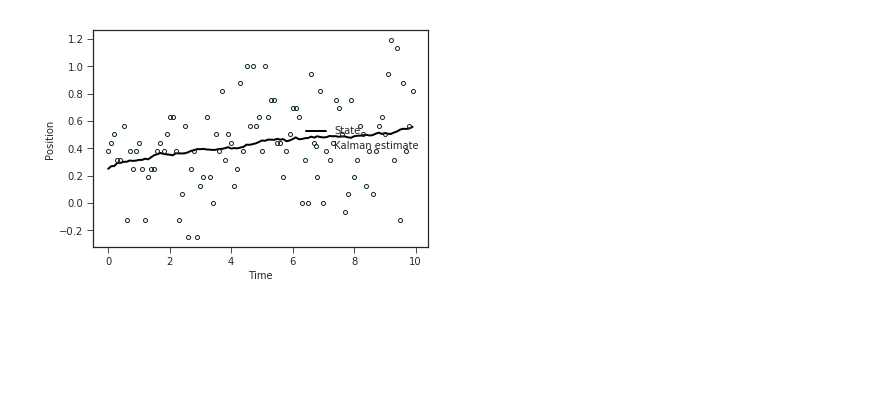
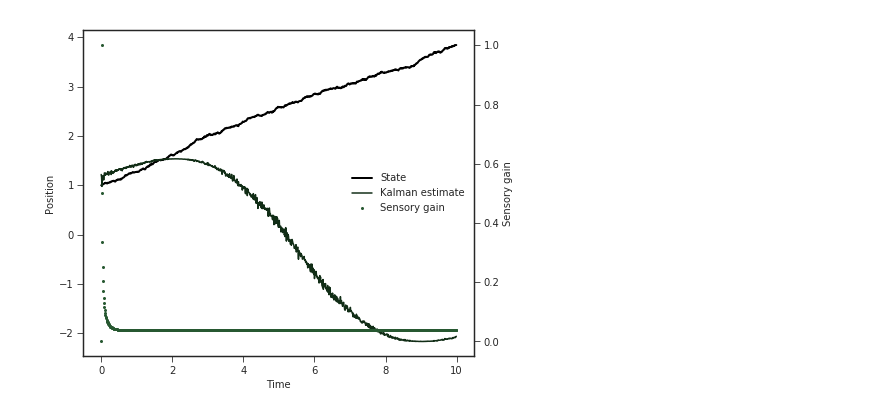
Before and after one commit to mlprt/neurkal, a Jupyter notebook: 1d_tracking.ipynb, the cells around one changed output. Drawn from its saved outputs; the diff is of its cells as text; code cells hidden in the pictures; blank space fills up the shorter version.

Commit message:
Getting closer to a working neural Kalman filter... no overt errors.

```diff
--- a/1d_tracking.ipynb
+++ b/1d_tracking.ipynb
@@ -44,6 +49,7 @@ sensory_variance = 0.005
 states = []
 estimates = []
 gains = []
+ts = np.arange(0, t_f, 0.05)
 for t in ts:
     estimates.append(kalman.estimate[0, 0])
     gains.append(kalman.gain[0, 0])
@@ -79,7 +85,7 @@ sensory_input = neurkal.PopCode(p, act_func=input_act,
                                 dist=np.random.poisson)
 # motor_input = popcode.PopCode(p, act_func=input_act, dist=lambda x: x)
 kalman_network = neurkal.KalmanBasisNetwork(sensory_inputs=[sensory_input],
-                                            motor_inputs=[], M=M, B=[[]])
+                                            motor_inputs=[], M=M, B=B)
 # conventional kalman filter to provide sigma
 kalman = neurkal.KalmanFilter(M=M, B=B, Z=Z)
 
@@ -88,18 +94,20 @@ hs = []
 us = []
 lams = []
 ksigs = []
+crs = []
 
 sensory_input(state.x[0])
 for t in ts:
-    activities.append(kalman_network.activity)
-    hs.append(kalman_network._h)
-    lams.append(kalman_network._lambda)
-    ksigs.append(kalman.sigma)
+    activities.append(np.copy(kalman_network.activity))
+    hs.append(np.copy(kalman_network._h))
+    lams.append(np.copy(kalman_network.lam))
+    ksigs.append(np.copy(kalman.sigma))
+    crs.append(sensory_input.cr_bound)
     # update conventional kalman filter to get sigma
-    kalman.step(c_, sensory_input.readout(), Q=[[sensory_input.cr_bound]])
+    kalman.step(c_, [[sensory_input.readout()]], Q=[[sensory_input.cr_bound]])
     # update activity in basis network implementing Kalman filter
     kalman_network.update(kalman.sigma)
-    us.append(kalman_network._u)
+    us.append(np.copy(kalman_network._u))
     # update real state (+ control noise)
     state.update(c_)
     if not t:
@@ -112,8 +120,9 @@ fig, ax1 = plt.subplots(figsize=(7, 6))
 ax1.set_xlabel("Preferred position")
 ax1.set_ylabel("Activity")
 ps = []
-for i in [0, 1, 2, 3]:
-    ps.append(ax1.plot(prefs, activities[i], '-', color=next(palette), lw=2, label=str(i))[0])
+ps.append(ax1.plot(prefs, activities[0], '-', color=next(palette), lw=2, label=str(i))[0])
+for i in np.linspace(1, int(t_f/dt) - 1, 5).tolist():
+    ps.append(ax1.plot(prefs, activities[int(i)], '-', color=next(palette), lw=2, label=str(i))[0])
 
 labels = [p.get_label() for p in ps]
 ax1.legend(ps, labels, loc=7)
@@ -162,46 +181,49 @@ array([[1.        , 0.97662171, 0.91005475, ..., 0.8100409 , 0.91005475,
 # %%
-## Kalman network test
+## Kalman network test: state estimates at each timestep
 # initial state
-x0 = 0.25
+x0 = 1
 state = neurkal.StateDynamics(M, B, Z, x0=x0)
 
 # network initialization
 sensory_input = neurkal.PopCode(p, act_func=input_act,
                                 dist=np.random.poisson)
 # motor_input = popcode.PopCode(p, act_func=input_act, dist=lambda x: x)
 kalman_network = neurkal.KalmanBasisNetwork(sensory_inputs=[sensory_input],
-                                            motor_inputs=[], M=M, B=[[]])
+                                            motor_inputs=[], M=M, B=np.array(B))
 # conventional kalman filter to provide sigma
 kalman = neurkal.KalmanFilter(M=M, B=B, Z=Z)
 
 states = []
 estimates = []
 gains = []
 
+
 for t in ts:
     sensory_input(state.x[0])
     states.append(state.x[0])
+    gains.append(kalman_network.lam[0])
     # update conventional kalman filter to get sigma
-    kalman.step(c_, sensory_input.readout(), Q=[[sensory_input.cr_bound]])
+    kalman.step(c_, [[sensory_input.readout()]], Q=[[sensory_input.cr_bound]])
     # update activity in basis network implementing Kalman filter
     kalman_network.update(kalman.sigma)
     estimates.append(kalman_network.readout())
     # update real state (+ control noise)
     state.update(c_)
 
+
 palette = set_palette()
-fig, ax1 = plt.subplots()#figsize=(7, 6))
+fig, ax1 = plt.subplots(figsize=(7, 6))
 ax1.set_xlabel("Time")
 ax1.set_ylabel("Position")
 p1, = ax1.plot(ts, states, '-', color=next(palette), label="State", lw=2)
-p2, = ax1.plot(ts, estimates, '.', color=next(palette), label="Kalman estimate", markerfacecolor='none', ms=8)
-#ax2 = ax1.twinx()
-#ax2.set_ylabel("Kalman gain")
-#p3, = ax2.plot(ts, gains, '.', color=next(palette), label="Kalman gain", ms=4)
+p2, = ax1.plot(ts, estimates, '-', color=next(palette), label="Kalman estimate", markerfacecolor='none', ms=8)
+ax2 = ax1.twinx()
+ax2.set_ylabel("Sensory gain")
+p3, = ax2.plot(ts, gains, '.', color=next(palette), label="Sensory gain", ms=4)
 
-ps = [p1, p2]#, p3]
+ps = [p1, p2, p3]
 labels = [p.get_label() for p in ps]
 ax1.legend(ps, labels, loc=7)
 plt.show()
 # %% [output]
-[figure, old version]
+[figure, new version]
```
Also changed, not shown: parts of 9 cells of this notebook, 2 other files.
